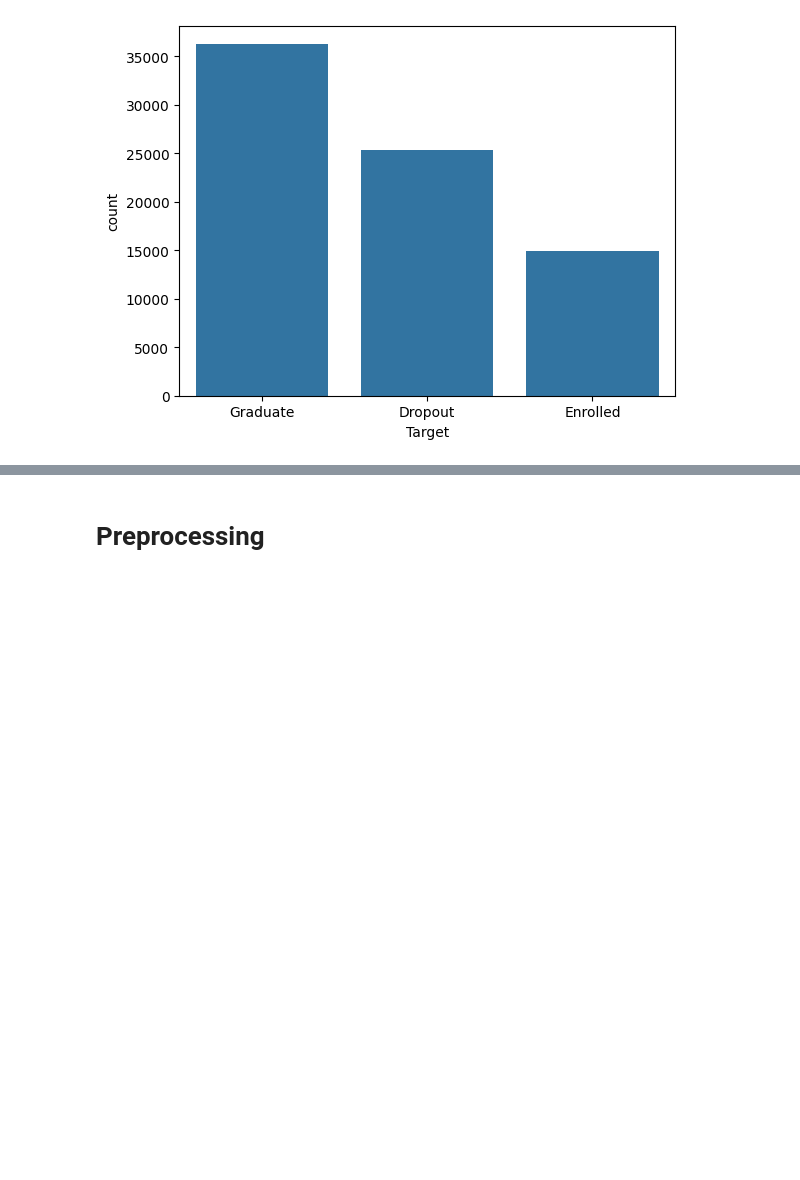
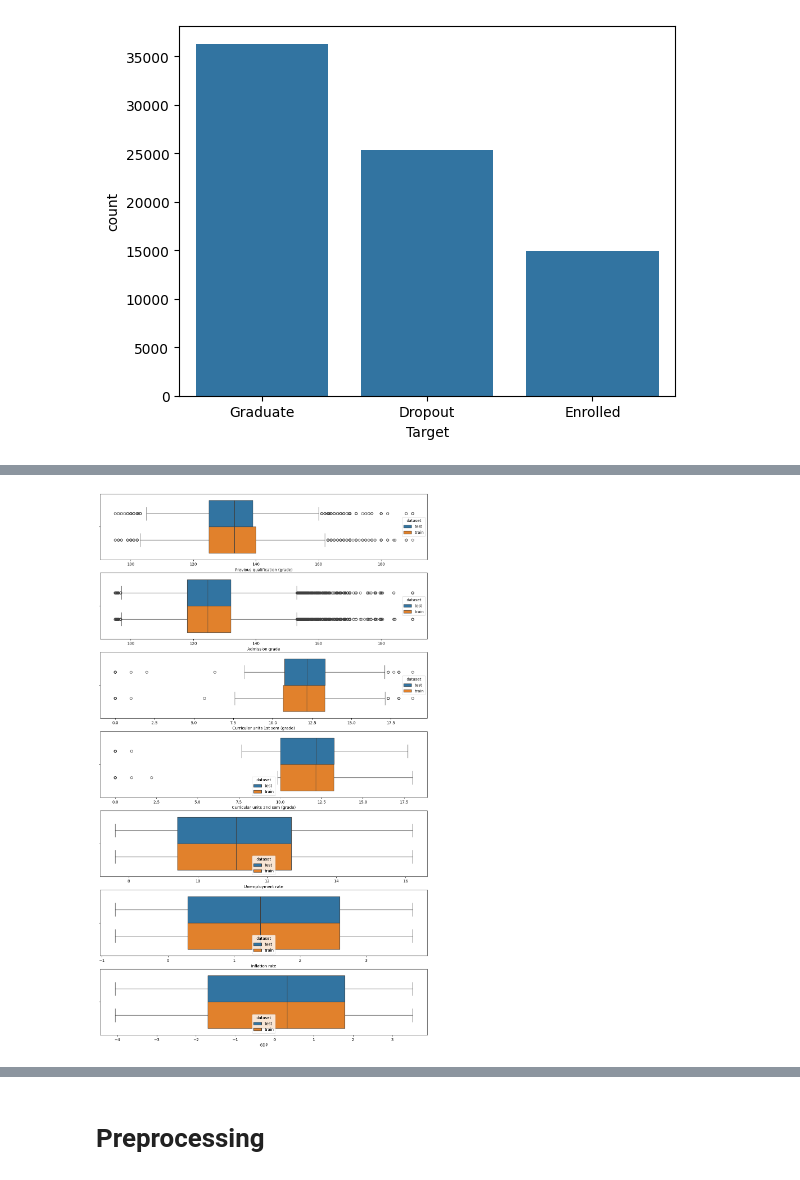
Before and after one commit to estaciolima/kaggle-playground-s4-e6, a Jupyter notebook: notebook.ipynb, the cells around one changed output, grey strips where cells are left out. Drawn from its saved outputs; the diff is of its cells as text; code cells hidden in the pictures; blank space fills up the shorter version.

```diff
--- a/notebook.ipynb
+++ b/notebook.ipynb
@@ -172,0 +151,16 @@ sns.barplot(y.value_counts())
+# %%
+df_test['dataset'] = ['test']*len(df_test)
+# %%
+df_train['dataset'] = ['train']*len(df_train)
+# %%
+df_complete = pd.concat([df_train, df_test])
+df_complete.drop('Target', axis=1, inplace=True)
+# %%
+df_complete = convert_feature_types(df_complete)
+num_variables = df_complete.select_dtypes(include=['float64']).columns.tolist()
+# %%
+fig, axes = plt.subplots(nrows = len(num_variables), ncols=1, figsize=(15,25))
+for i in range(len(num_variables)):
+    sns.boxplot(data=df_complete, x=num_variables[i], hue='dataset', ax=axes[i])
+# %% [output]
+[figure, added]
```
Also changed, not shown: parts of 44 cells of this notebook, 1 other file.
